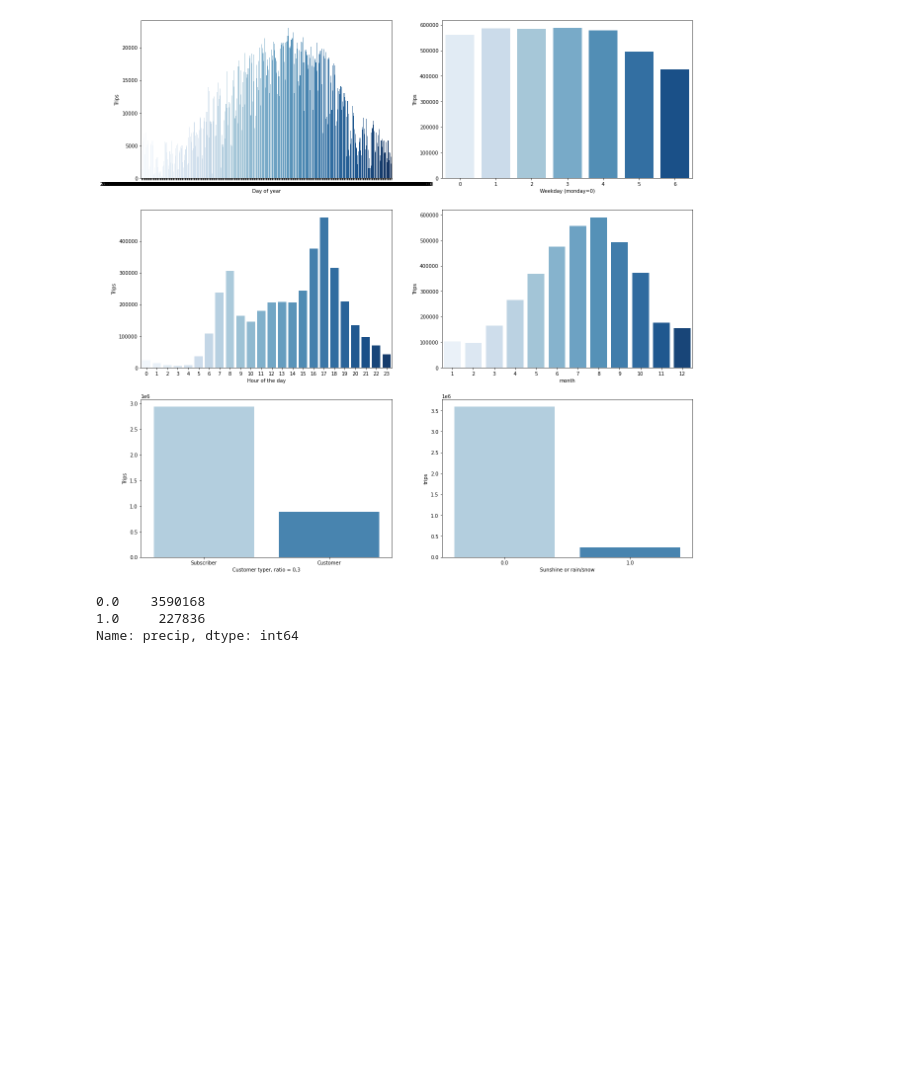
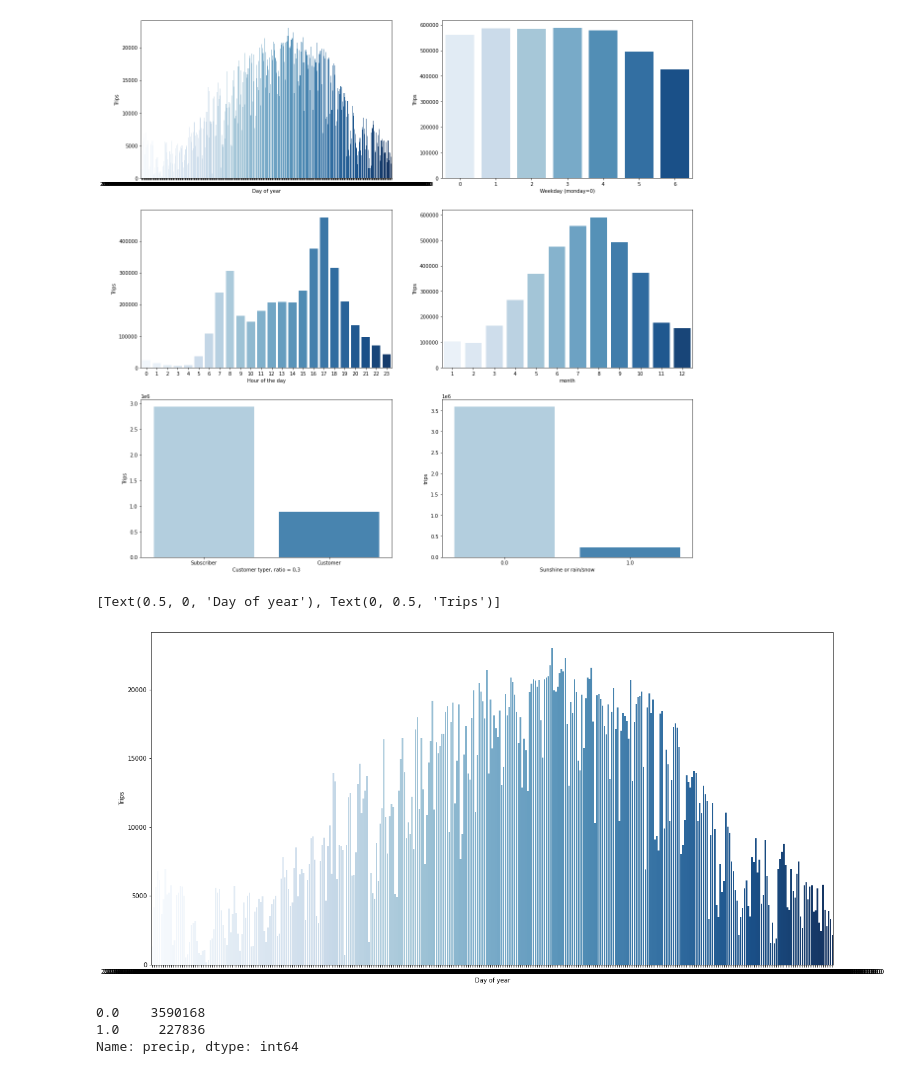
Before and after one commit to robschip/Team_AAkatsuki, a Jupyter notebook: Step 1.2 and 2 without geographical demand.ipynb, the cells around one changed output. Cells and saved outputs as stored; diff of their text form; code cells hidden in the pictures; blank space fills up the shorter version.

```diff
--- a/Step 1.2 and 2 without geographical demand.ipynb
+++ b/Step 1.2 and 2 without geographical demand.ipynb
@@ -12,6 +12,9 @@ import seaborn as sns
 
 df=pd.read_csv('chicago_2019.csv',parse_dates=['start_time','end_time'])
 df_weather=pd.read_csv('weather_clean_final.csv',parse_dates=['date_time'])
+
+df_weather=pd.read_csv('weather_clean_final.csv',parse_dates=['date_time'])
+df_weather=df_weather.drop('Unnamed: 0',axis=1)
 # %%
 df
 # %% [output]
@@ -250,6 +253,16 @@ rain_plot.set(xlabel='Sunshine or rain/snow', ylabel='trips')
 # %% [output]
 [Text(0.5, 0, 'Sunshine or rain/snow'), Text(0, 0.5, 'trips')]
 [figure]
+# %%
+#einzelner Plot, zum abspeichern
+f, axes=plt.subplots(1,1, figsize=(20,10))
+
+day_plot=sns.countplot(x='date',data=df,palette='Blues')
+day_plot.set(xlabel='Day of year', ylabel='Trips')
+#plt.savefig('Ausleihen an jedem tag im Jahr.png', dpi = 600)
+# %% [output]
+[Text(0.5, 0, 'Day of year'), Text(0, 0.5, 'Trips')]
+[figure, added]
 # %%
 #trips bei keinem Regen/schnee und bei keinem niederschlag
 df['precip'].value_counts()
```
Also changed, not shown: parts of 16 cells of this notebook.
